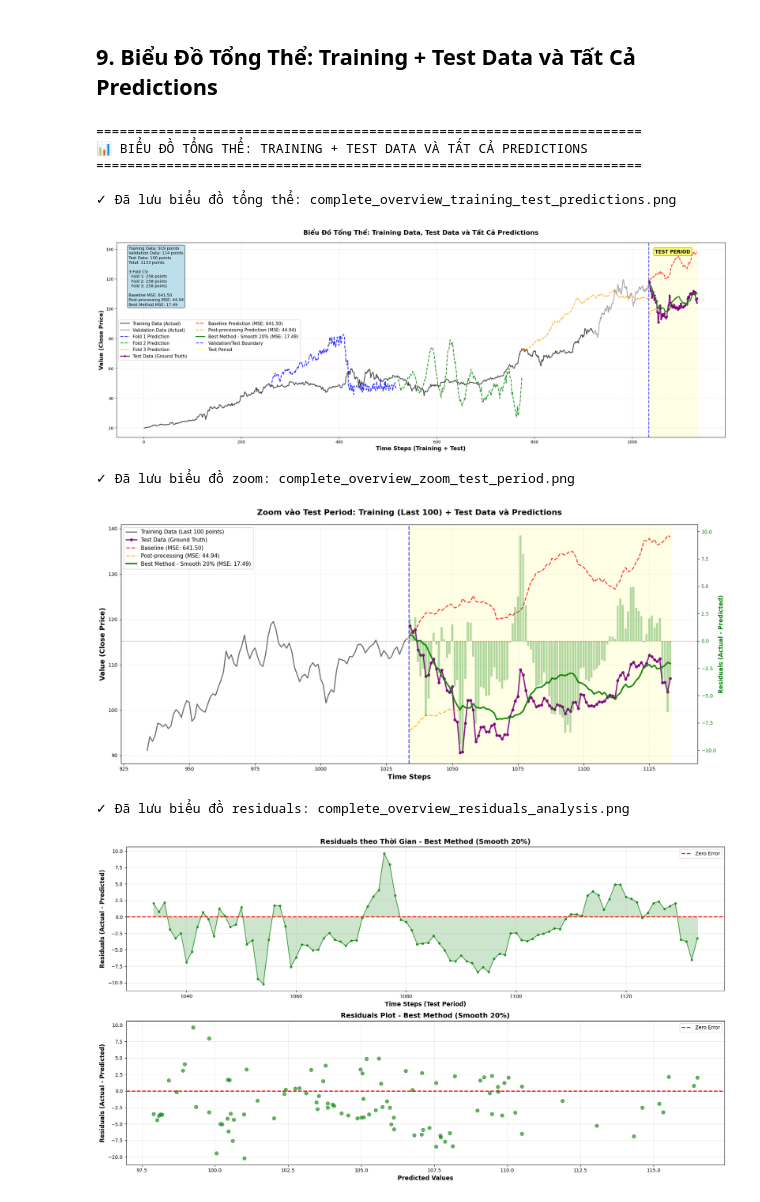
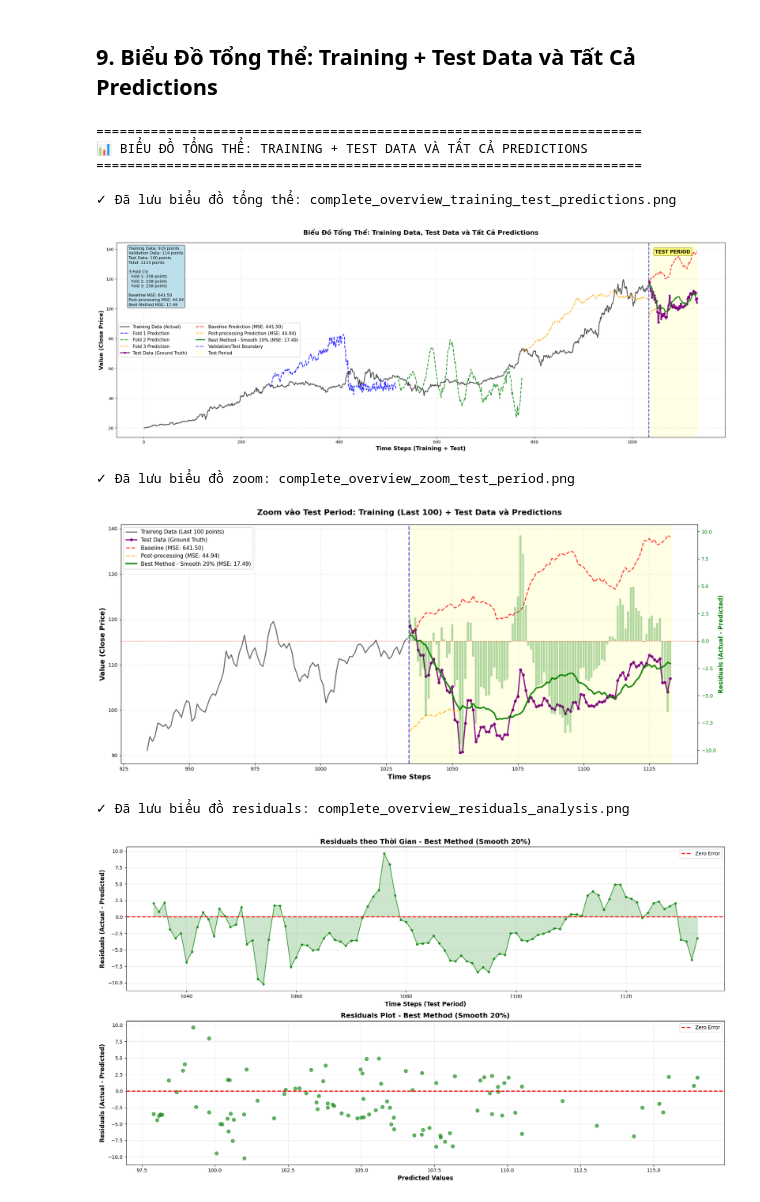
Before and after one commit to D9Dre4mer/AIO, a Jupyter notebook: 251201 Project 6/patchtst_validation_analysis.ipynb, the cells around one changed output. Drawn from its saved outputs; the diff is of its cells as text; code cells hidden in the pictures.

```diff
--- a/251201 Project 6/patchtst_validation_analysis.ipynb
+++ b/251201 Project 6/patchtst_validation_analysis.ipynb
@@ -266,7 +266,7 @@ best_params_patchtst = {
     'input_size': 100,
     'patch_len': 32,
     'stride': 4,
-    'learning_rate': 0.001,
+    'learning_rate': 0.001610814898983045,
     'max_steps': 250
 }
 
@@ -1378,20 +1361,16 @@ n_test = len(y_true)
 # Test data: từ n_train_full + 1 đến n_train_full + n_test
 x_train = np.arange(1, n_train_only + 1)
 x_val = np.arange(n_train_only + 1, n_train_full + 1)
+x_train_full = np.arange(1, n_train_full + 1)  # Toàn bộ training + validation
 x_test = np.arange(n_train_full + 1, n_train_full + n_test + 1)
 
 # Tạo figure lớn
 fig, ax = plt.subplots(1, 1, figsize=(22, 8))
 
-# Vẽ training data ban đầu
-ax.plot(x_train, train_values, '-',
+# Vẽ toàn bộ training data (bao gồm cả validation ban đầu)
+ax.plot(x_train_full, full_train_values, '-',
         label='Training Data (Actual)',
         linewidth=2, color='black', alpha=0.7, zorder=1)
-
-# Vẽ validation data ban đầu
-ax.plot(x_val, val_values, '-',
-        label='Validation Data (Actual)',
-        linewidth=2, color='gray', alpha=0.7, zorder=1)
 
 # Vẽ 3-fold validation predictions tại đúng vị trí trong train_nf_full
 colors_fold = ['blue', 'green', 'orange']
@@ -1549,34 +1528,34 @@ axes3[1].set_ylabel('Residuals (Actual - Predicted)', fontsize=12, fontweight='b
 axes3[1].set_title('Residuals Plot - Best Method (Smooth 20%)',
                   fontsize=14, fontweight='bold')
 axes3[1].legend(loc='best', fontsize=10)
 axes3[1].grid(True, alpha=0.3)
 
 plt.tight_layout()
 plt.savefig('complete_overview_residuals_analysis.png', dpi=300, bbox_inches='tight')
 print(f"✓ Đã lưu biểu đồ residuals: complete_overview_residuals_analysis.png")
 plt.show()
 
 print(f"\n📊 TỔNG KẾT BIỂU ĐỒ:")
 print(f"   - Training data ban đầu: {n_train_only} điểm")
 print(f"   - Validation data ban đầu: {n_val_only} điểm")
 print(f"   - Test data: {n_test} điểm")
 print(f"   - 3-Fold Validation Predictions:")
 for fold_idx in range(3):
     if fold_idx < len(fold_predictions):
         print(f"     * Fold {fold_idx+1}: {len(fold_predictions[fold_idx])} điểm")
 print(f"   - Baseline MSE: {mse_baseline:.4f}")
 print(f"   - Post-processing MSE: {mse_post:.4f}")
 print(f"   - Best Method MSE: {mse_smooth:.4f}")
 print(f"   - Improvement: {((mse_baseline - mse_smooth) / mse_baseline) * 100:+.2f}%")
 
 print(f"\n✅ Hoàn thành tạo biểu đồ tổng thể!")
 # %% [output]
 ======================================================================
 📊 BIỂU ĐỒ TỔNG THỂ: TRAINING + TEST DATA VÀ TẤT CẢ PREDICTIONS
 ======================================================================
 
 ✓ Đã lưu biểu đồ tổng thể: complete_overview_training_test_predictions.png
-[figure, old version]
+[figure, new version]
 ✓ Đã lưu biểu đồ zoom: complete_overview_zoom_test_period.png
 [figure]
 ✓ Đã lưu biểu đồ residuals: complete_overview_residuals_analysis.png
```
Also changed, not shown: parts of 1 cell of this notebook, 2 other files.
